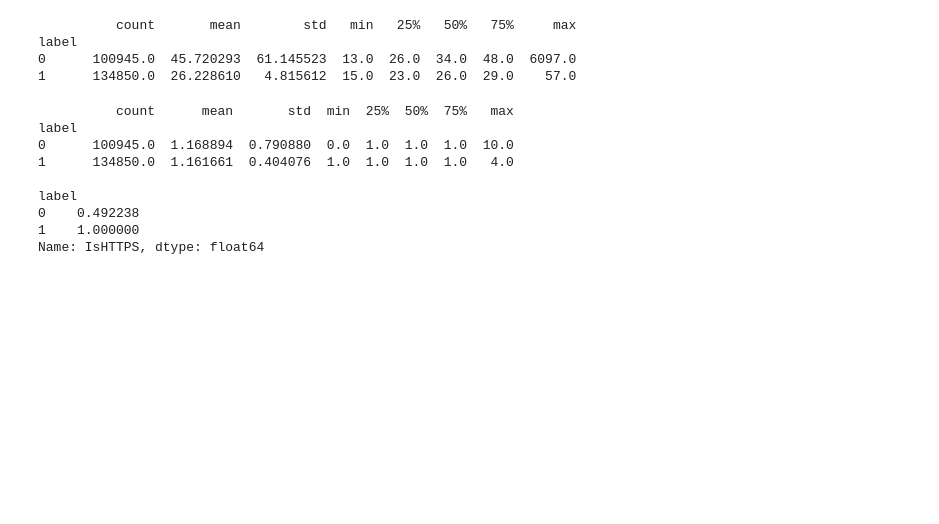
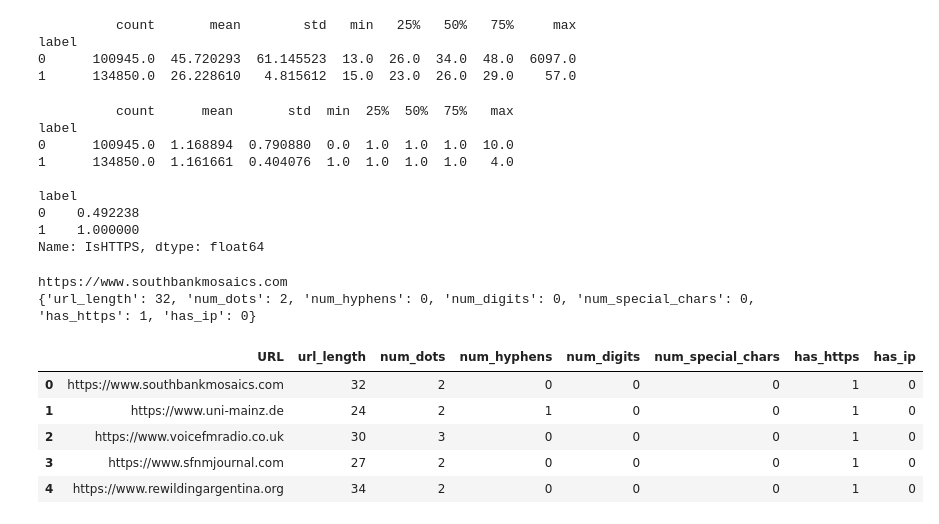
Before and after one commit to apjbuilds/phishing-url-detector, a Jupyter notebook: phishing_detector.ipynb, the cells around one changed output. Saved outputs shown, nothing was run; the diff lists cells and outputs as text; code cells hidden in the pictures; blank space fills up the shorter version.

```diff
--- a/phishing_detector.ipynb
+++ b/phishing_detector.ipynb
@@ -87,3 +87,41 @@ label
 0    0.492238
 1    1.000000
 Name: IsHTTPS, dtype: float64
+# %%
+import re
+
+def extract_features(url):
+    features = {}
+    features['url_length'] = len(url)
+    features['num_dots'] = url.count('.')
+    features['num_hyphens'] = url.count('-')
+    features['num_digits'] = sum(c.isdigit() for c in url)
+    features['num_special_chars'] = len(re.findall(r'[@%&=?]', url))
+    features['has_https'] = 1 if url.startswith('https://') else 0
+    features['has_ip'] = 1 if re.search(r'\d{1,3}\.\d{1,3}\.\d{1,3}\.\d{1,3}', url) else 0
+    return features
+
+# Test it on one URL first
+sample_url = df['URL'].iloc[0]
+print(sample_url)
+print(extract_features(sample_url))
+# %% [output]
+https://www.southbankmosaics.com
+{'url_length': 32, 'num_dots': 2, 'num_hyphens': 0, 'num_digits': 0, 'num_special_chars': 0, 'has_https': 1, 'has_ip': 0}
+# %%
+df['url_length'] = df['URL'].str.len()
+df['num_dots'] = df['URL'].str.count(r'\.')
+df['num_hyphens'] = df['URL'].str.count('-')
+df['num_digits'] = df['URL'].apply(lambda x: sum(c.isdigit() for c in x))
+df['num_special_chars'] = df['URL'].str.count(r'[@%&=?]')
+df['has_https'] = df['URL'].str.startswith('https://').astype(int)
+df['has_ip'] = df['URL'].str.contains(r'\d{1,3}\.\d{1,3}\.\d{1,3}\.\d{1,3}').astype(int)
+
+df[['URL', 'url_length', 'num_dots', 'num_hyphens', 'num_digits', 'num_special_chars', 'has_https', 'has_ip']].head()
+# %% [output]
+|  | URL | url_length | num_dots | num_hyphens | num_digits | num_special_chars | has_https | has_ip |
+| 0 | https://www.southbankmosaics.com | 32 | 2 | 0 | 0 | 0 | 1 | 0 |
+| 1 | https://www.uni-mainz.de | 24 | 2 | 1 | 0 | 0 | 1 | 0 |
+| 2 | https://www.voicefmradio.co.uk | 30 | 3 | 0 | 0 | 0 | 1 | 0 |
+| 3 | https://www.sfnmjournal.com | 27 | 2 | 0 | 0 | 0 | 1 | 0 |
+| 4 | https://www.rewildingargentina.org | 34 | 2 | 0 | 0 | 0 | 1 | 0 |
```
Also changed, not shown: parts of 18 cells of this notebook, 1 other file.
